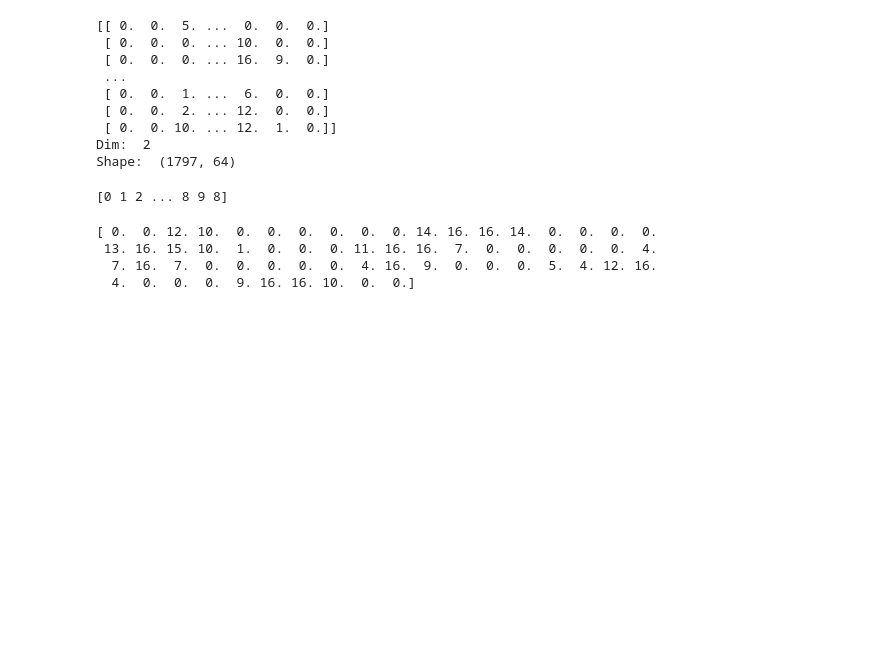
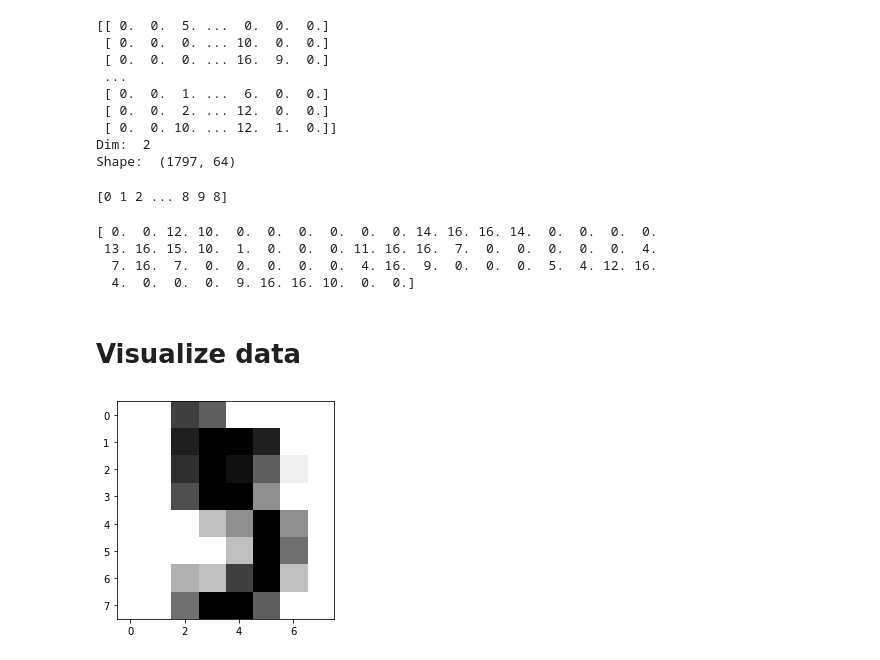
Before and after one commit to nobobobo/ml-handson, a Jupyter notebook: digits_recognition_sklearn.ipynb, the cells around one changed output. Saved outputs shown, nothing was run; the diff lists cells and outputs as text; code cells hidden in the pictures; blank space fills up the shorter version.

```diff
--- a/digits_recognition_sklearn.ipynb
+++ b/digits_recognition_sklearn.ipynb
@@ -39,3 +39,13 @@ print(digits.data[5])
  13. 16. 15. 10.  1.  0.  0.  0. 11. 16. 16.  7.  0.  0.  0.  0.  0.  4.
   7. 16.  7.  0.  0.  0.  0.  0.  4. 16.  9.  0.  0.  0.  5.  4. 12. 16.
   4.  0.  0.  0.  9. 16. 16. 10.  0.  0.]
+# %% [markdown]
+# Visualize data
+# %%
+from sklearn import datasets
+import matplotlib.pyplot as plt
+
+plt.imshow(digits.images[5], cmap=plt.cm.gray_r, interpolation='nearest')
+plt.show()
+# %% [output]
+[figure, added]
```
Also changed, not shown: parts of 2 cells of this notebook.
